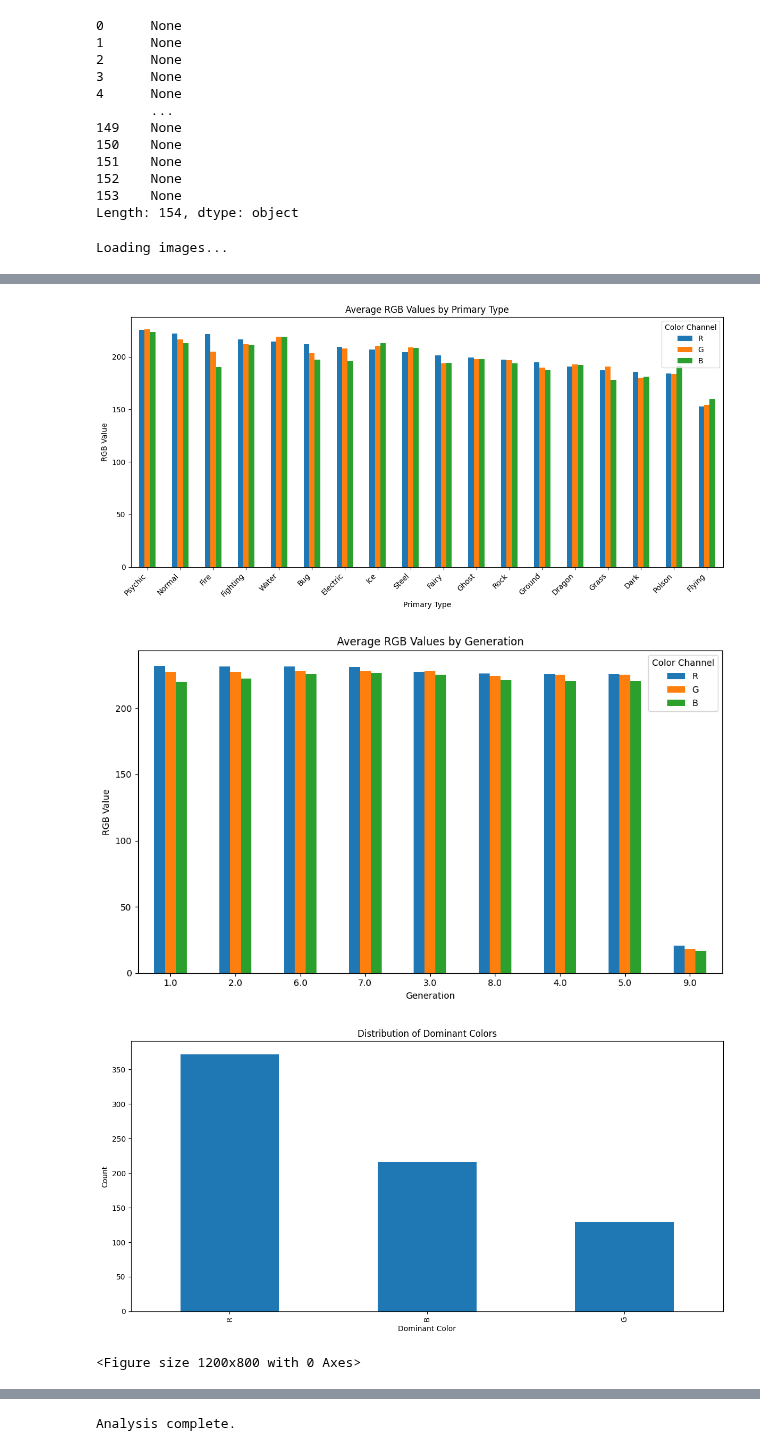
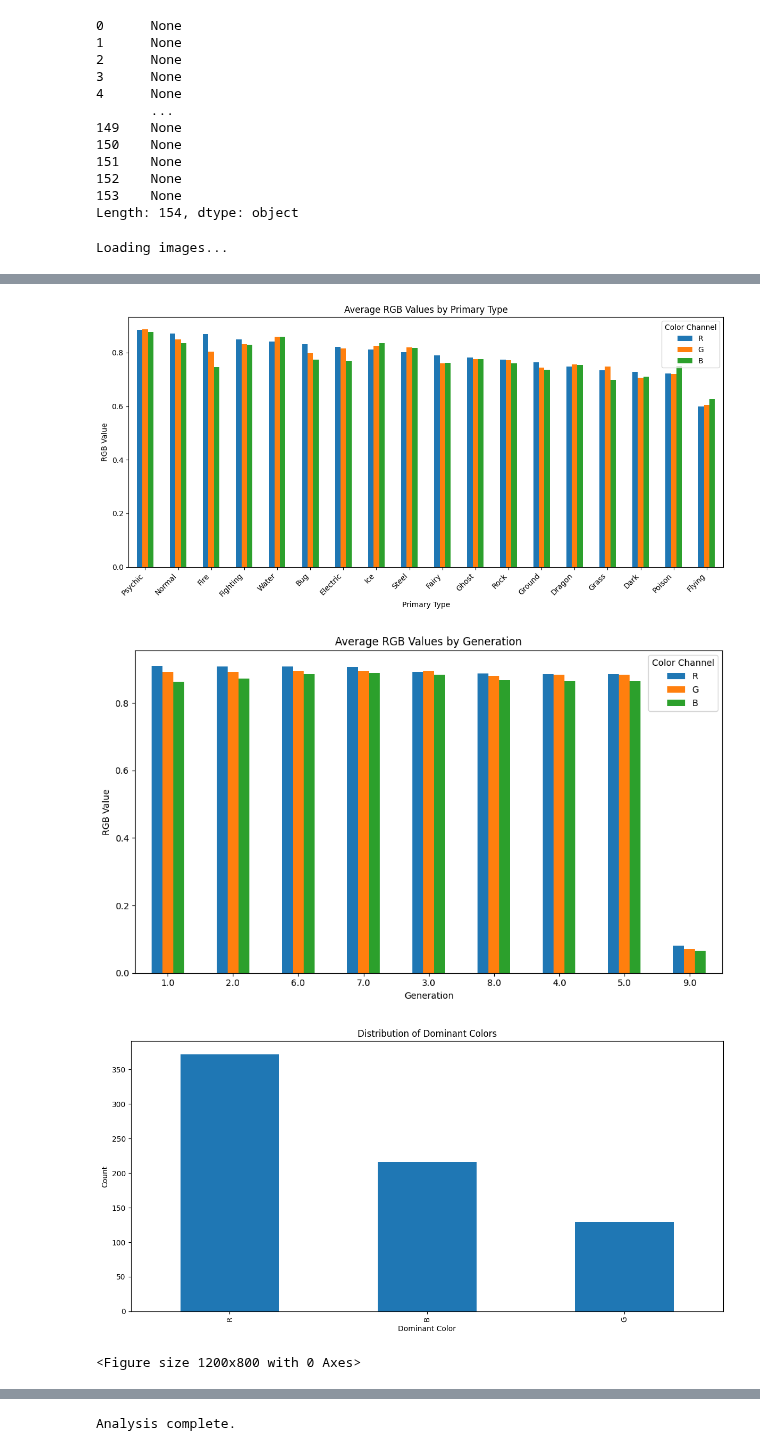
Before and after one commit to marvin-chen/cos-independent-work, a Jupyter notebook: eda.ipynb, the cells around one changed output, grey strips where cells are left out. Saved outputs shown, nothing was run; the diff lists cells and outputs as text; code cells hidden in the pictures.

```diff
--- a/eda.ipynb
+++ b/eda.ipynb
@@ -439,10 +439,11 @@ import pandas as pd
 import numpy as np
 import matplotlib.pyplot as plt
 import seaborn as sns
+import os
 from PIL import Image
 
 # Load the Pokemon data
-df = pd.read_csv('pokemon_train.csv')
+df = pd.read_csv('csv/pokemon_train.csv')
 
 # Function to load and process image
 def load_image(name, generation):
@@ -457,6 +458,7 @@ images = []
 for _, row in df.iterrows():
     images.append(load_image(row['Name'], row['Generation']))
 images = np.array(images)
+images = images / 255.0 # normalize
 
 # Calculate average color for each image
 avg_colors = images.mean(axis=(1, 2))
@@ -543,5 +545,5 @@ Loading images...
-[figure, old version]
+[figure, new version]
-[figure, old version]
+[figure, new version]
 [figure]
 <Figure size 1200x800 with 0 Axes>
 [figure]
```
Also changed, not shown: parts of 1 cell of this notebook, 1 other file.
